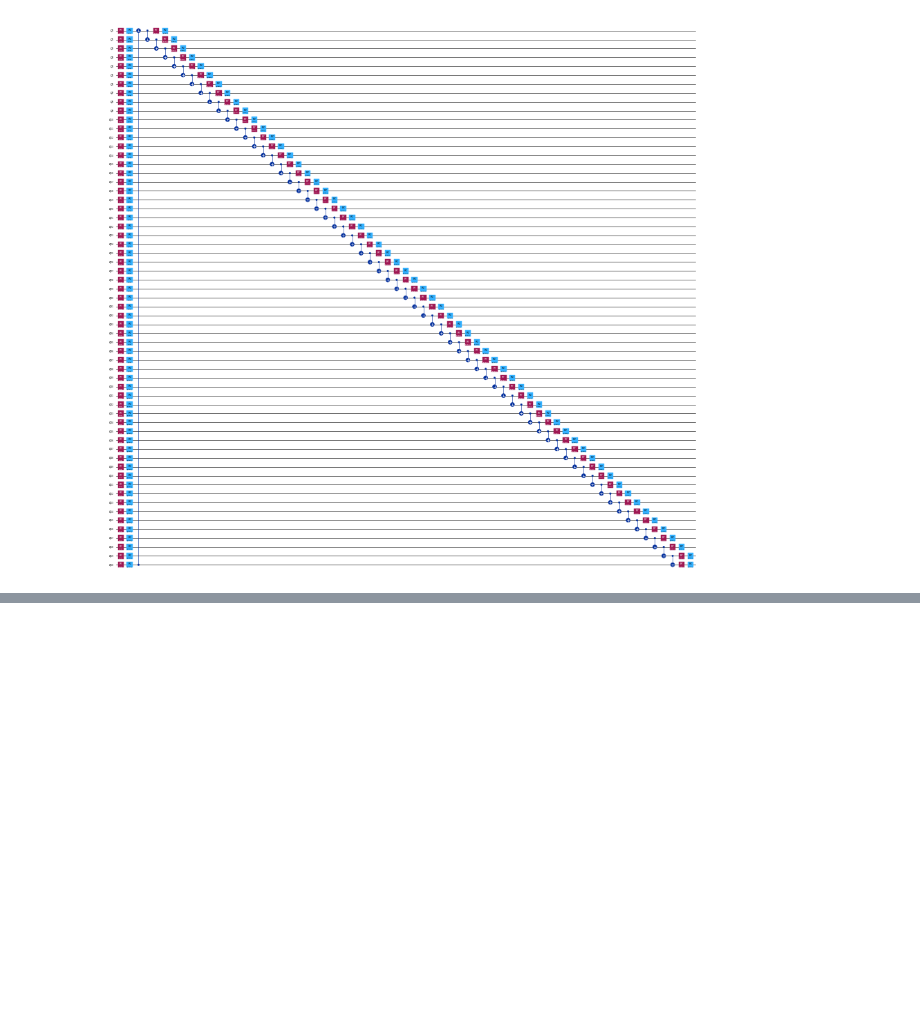
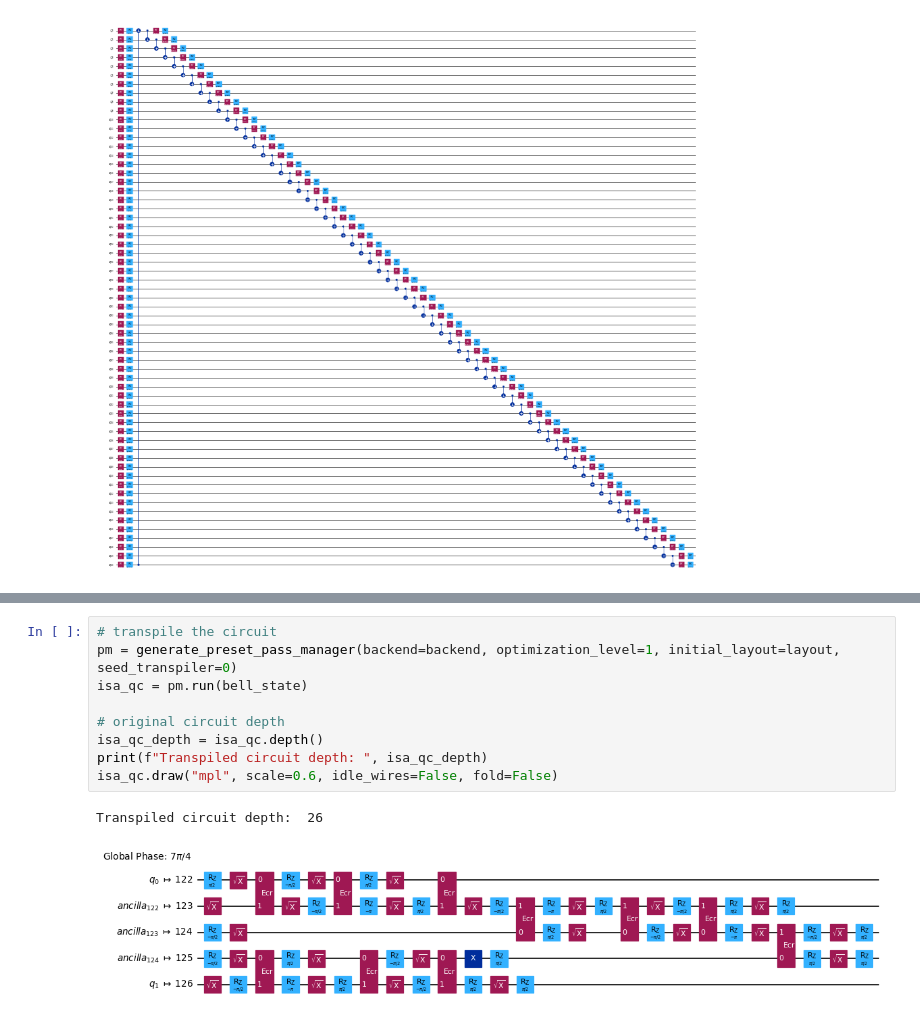
Before and after one commit to sagars2004/2024-IBM-Quantum-Challenge, a Jupyter notebook: ibm-quantum-challenge-2024-lab3.ipynb, the cells around one changed output, grey strips where cells are left out. Cells and saved outputs as stored; diff of their text form; blank space fills up the shorter version.

```diff
--- a/ibm-quantum-challenge-2024-lab3.ipynb
+++ b/ibm-quantum-challenge-2024-lab3.ipynb
@@ -72,0 +156,12 @@ Transpiled without AI -> Depth: 1383, CNOTs: 364
+# %%
+# transpile the circuit
+pm = generate_preset_pass_manager(backend=backend, optimization_level=1, initial_layout=layout, seed_transpiler=0)
+isa_qc = pm.run(bell_state)
+
+# original circuit depth
+isa_qc_depth = isa_qc.depth()
+print(f"Transpiled circuit depth: ", isa_qc_depth)
+isa_qc.draw("mpl", scale=0.6, idle_wires=False, fold=False)
+# %% [output]
+Transpiled circuit depth:  26
+[figure, added]
```
Also changed, not shown: parts of 13 cells of this notebook.
